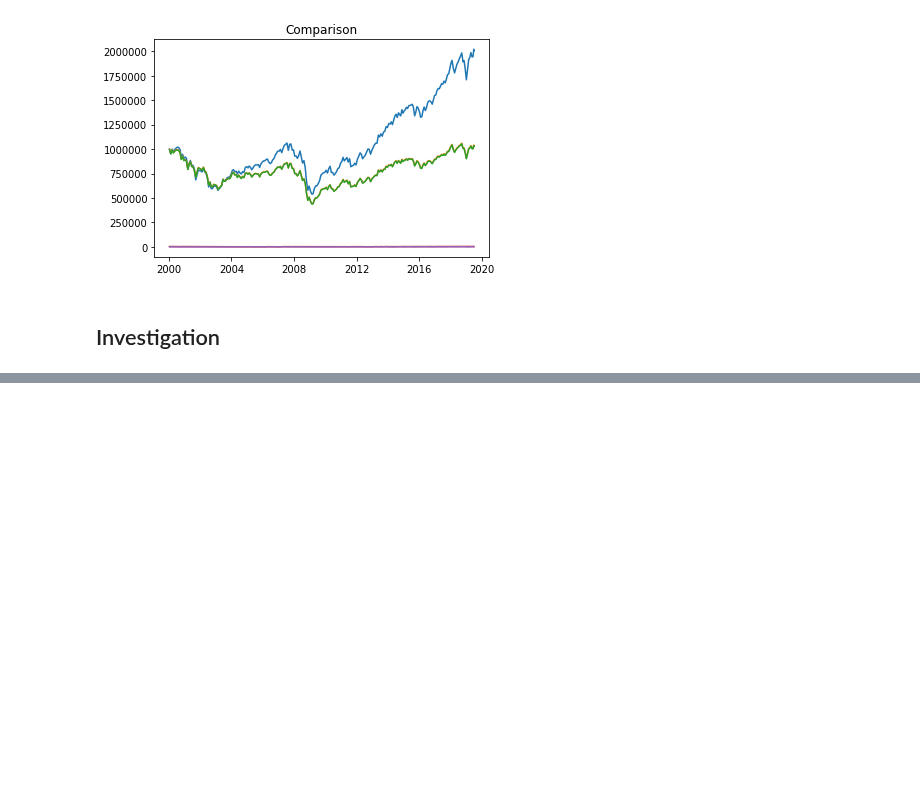
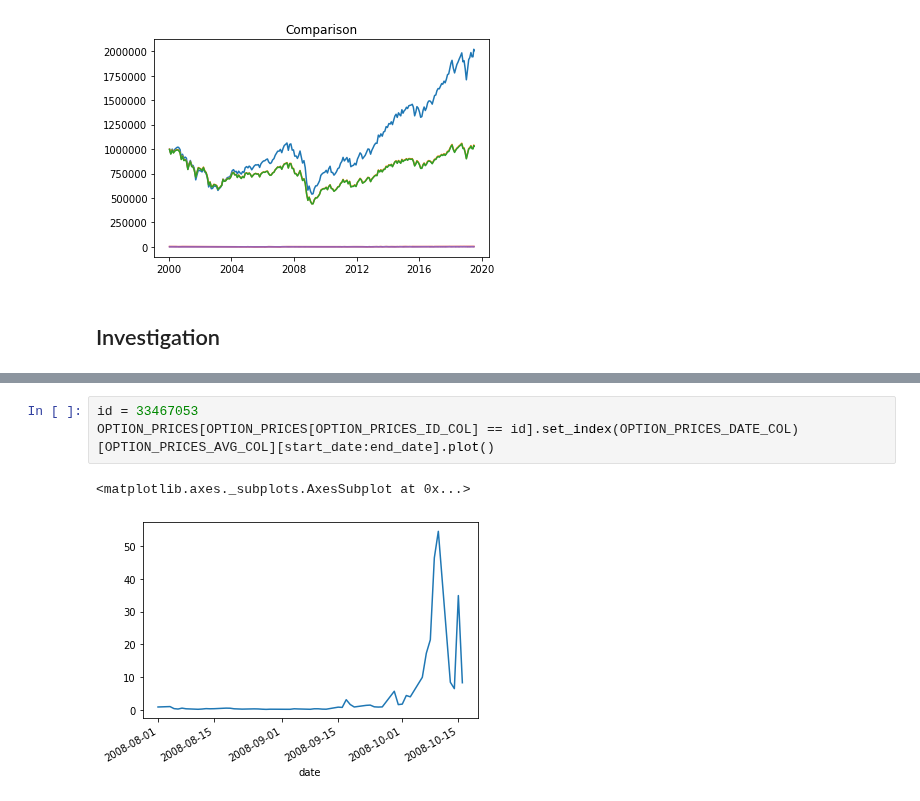
Before and after one commit to stopachka/gamma, a Jupyter notebook: puts_strategy.ipynb, the cells around one changed output, grey strips where cells are left out. Saved outputs shown, nothing was run; the diff lists cells and outputs as text; blank space fills up the shorter version.

```diff
--- a/puts_strategy.ipynb
+++ b/puts_strategy.ipynb
@@ -446,0 +466,6 @@ When you look at the option value, you can see how there aren't real "jumps" in
+# %%
+id = 33467053
+OPTION_PRICES[OPTION_PRICES[OPTION_PRICES_ID_COL] == id].set_index(OPTION_PRICES_DATE_COL)[OPTION_PRICES_AVG_COL][start_date:end_date].plot()
+# %% [output]
+<matplotlib.axes._subplots.AxesSubplot at 0x...>
+[figure, added]
```
Also changed, not shown: parts of 6 cells of this notebook.
